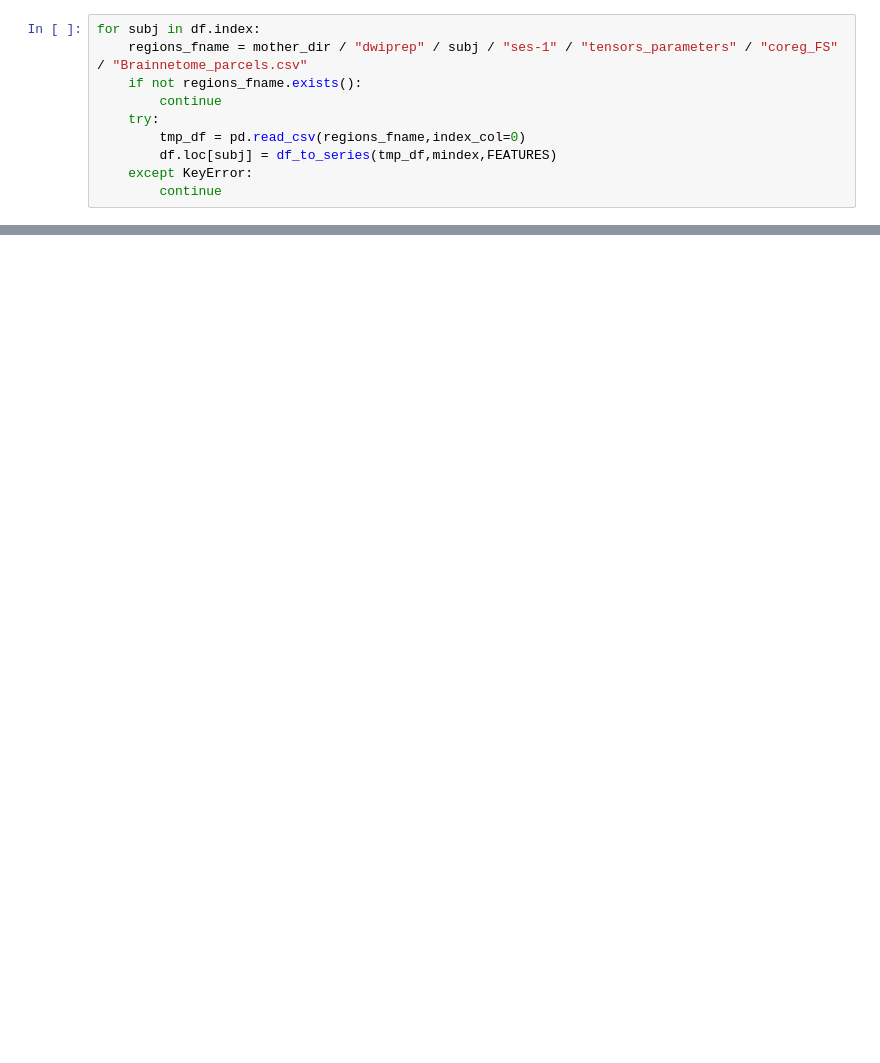
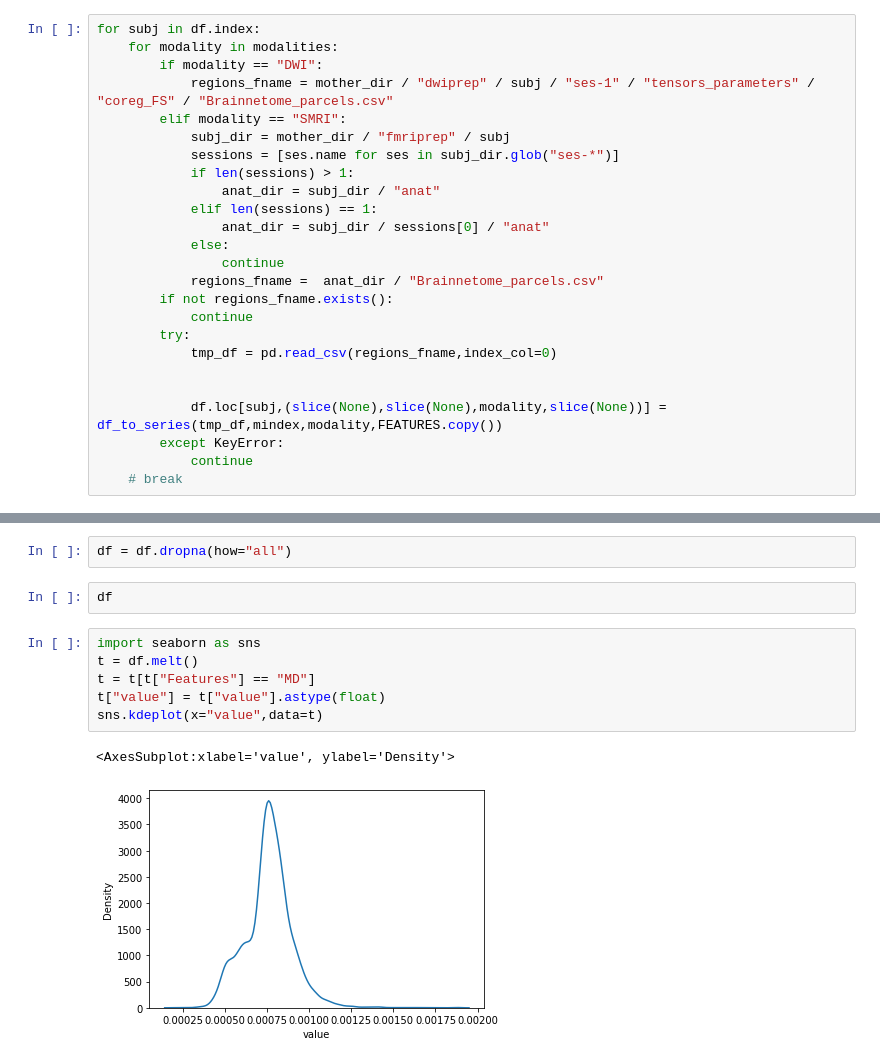
Before and after one commit to GalBenZvi/BrainPrint, a Jupyter notebook: features_generation/gather_features.ipynb, the cells around one changed output, grey strips where cells are left out. Cells and saved outputs as stored; diff of their text form; blank space fills up the shorter version.

Commit message:
made some changes to region-wise data extraction and gathering

```diff
--- a/features_generation/gather_features.ipynb
+++ b/features_generation/gather_features.ipynb
@@ -13,10 +30,25 @@ df = pd.DataFrame(index=subjects,columns=mindex)
 # %%
 for subj in df.index:
-    regions_fname = mother_dir / "dwiprep" / subj / "ses-1" / "tensors_parameters" / "coreg_FS" / "Brainnetome_parcels.csv"
-    if not regions_fname.exists():
-        continue
-    try:
-        tmp_df = pd.read_csv(regions_fname,index_col=0)
-        df.loc[subj] = df_to_series(tmp_df,mindex,FEATURES)
-    except KeyError:
-        continue
+    for modality in modalities:
+        if modality == "DWI":
+            regions_fname = mother_dir / "dwiprep" / subj / "ses-1" / "tensors_parameters" / "coreg_FS" / "Brainnetome_parcels.csv"
+        elif modality == "SMRI":
+            subj_dir = mother_dir / "fmriprep" / subj
+            sessions = [ses.name for ses in subj_dir.glob("ses-*")]
+            if len(sessions) > 1:
+                anat_dir = subj_dir / "anat"
+            elif len(sessions) == 1:
+                anat_dir = subj_dir / sessions[0] / "anat"
+            else:
+                continue
+            regions_fname =  anat_dir / "Brainnetome_parcels.csv"
+        if not regions_fname.exists():
+            continue
+        try:
+            tmp_df = pd.read_csv(regions_fname,index_col=0)
+
+
+            df.loc[subj,(slice(None),slice(None),modality,slice(None))] = df_to_series(tmp_df,mindex,modality,FEATURES.copy())
+        except KeyError:
+            continue
+    # break
@@ -25,0 +55,13 @@ KeyError: 'MD'
+# %%
+df = df.dropna(how="all")
+# %%
+df
+# %%
+import seaborn as sns
+t = df.melt()
+t = t[t["Features"] == "MD"]
+t["value"] = t["value"].astype(float)
+sns.kdeplot(x="value",data=t)
+# %% [output]
+<AxesSubplot:xlabel='value', ylabel='Density'>
+[figure, added]
```
Also changed, not shown: parts of 5 cells of this notebook, 9 other files.
